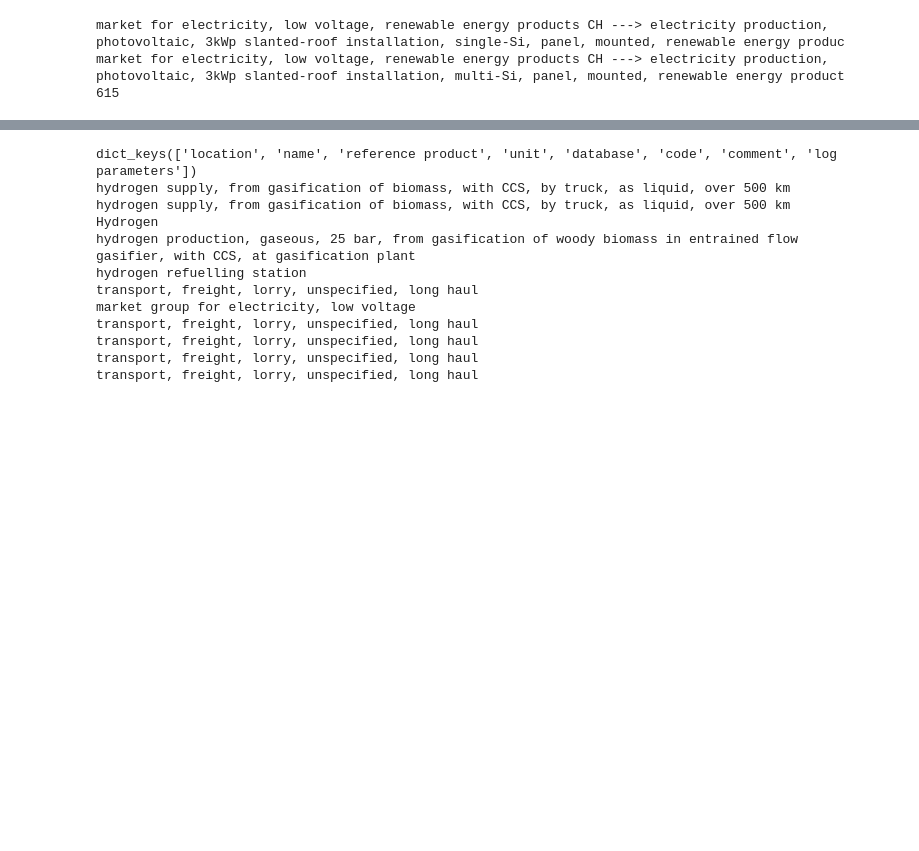
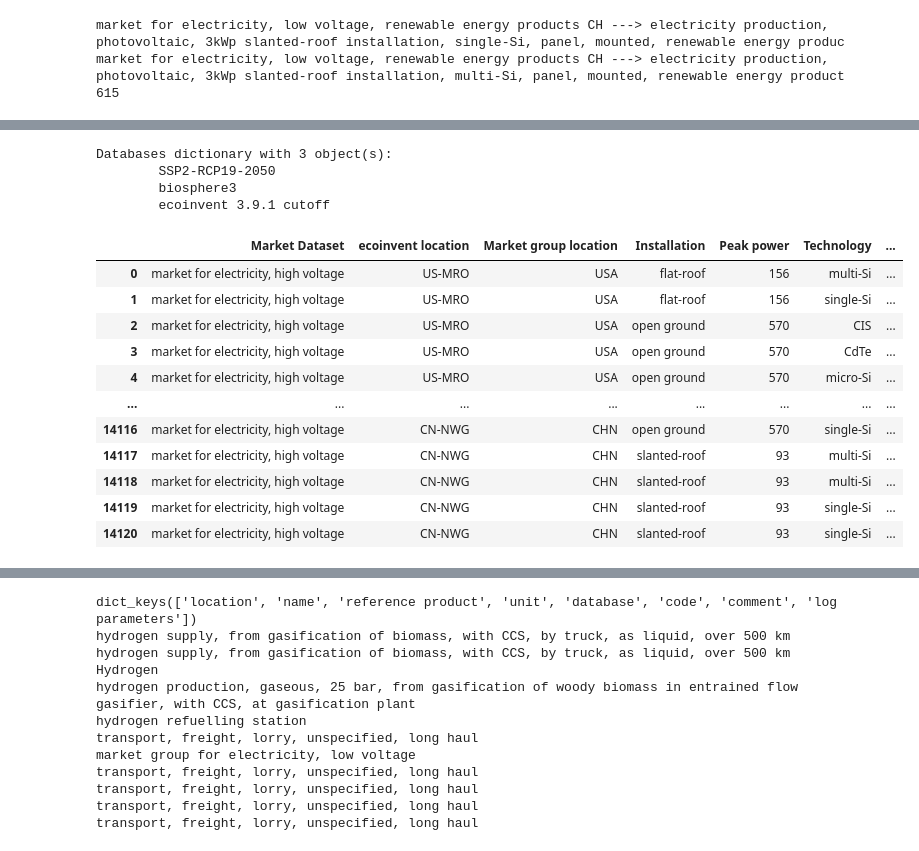
Before and after one commit to EdgarSergues/MPTEX, a Jupyter notebook: MPTEX_nb.ipynb, the cells around one changed output, grey strips where cells are left out. Cells and saved outputs as stored; diff of their text form; code cells hidden in the pictures; blank space fills up the shorter version.

```diff
--- a/MPTEX_nb.ipynb
+++ b/MPTEX_nb.ipynb
@@ -155,9 +201,68 @@ for ds in solar_pv:
+# %%
+bd.databases
+# %% [output]
+Databases dictionary with 3 object(s):
+        SSP2-RCP19-2050
+        biosphere3
+        ecoinvent 3.9.1 cutoff
 # %%
-for ds in bd.Database('ecoinvent 3.9.1 cutoff') :
+storage = []
+
+for ds in bd.Database('SSP2-RCP19-2050') :
     if 'market for electricity' in ds['name']:
-        #print(ds['name'])
-        for exc in ds.exchanges():
-            #print(exc)
-            if 'kWp' in exc.input['name'] :
-                print(ds['name'],ds['location'],'<----',exc.input['name'])
+
+        for exc1 in ds.exchanges() :
+#            print(exc1)
+            if 'market group for electricity' in exc1['name']:
+                #print(exc1['name'])
+                for exc2 in bd.get_activity(exc1['input']).exchanges():
+                #print(bd.get_activity(exc1['input']))
+                #for exc2 in exc1.exchanges():
+                    if 'photovoltaic' in exc2['name']:
+                        #print(exc2['name'],bd.get_activity(exc2['input'])['name'])
+
+                        for exc3 in bd.get_activity(exc2['input']).exchanges():
+                            #print(exc3['name'])
+                            if 'photovoltaic' in exc3['name'] :
+                                strings = str(exc3['name']).split(',')
+                                #print(strings)
+
+                                # Clear non production datasets
+                                if not any('kWp' in s for s in strings) :
+                                    #print('here')
+                                    continue
+
+                                # Edit the strings :
+                                if 'MWp' in strings[1] :
+                                    strings[1] = 1000*int(strings[1].replace('MWp',''))
+                                if 'kWp' in strings[1] :
+                                    strings[1] = int(strings[1].replace('kWp',''))
+                                if 'installation' in strings[0] :
+                                    strings[0] = strings[0].replace('installation','')
+                                if 'photovoltaic' in strings[0] :
+                                    strings[0] = strings[0].replace('photovoltaic','')
+
+                                storage.append((ds['name'],ds['location'],exc1['location'],*strings))
+
+
+import pandas as pd
+df = pd.DataFrame(storage)
+df.columns= ['Market Dataset','ecoinvent location','Market group location','Installation','Peak power','Technology','Placement','Build','Placement2']
+display(df)
+
+import pickle
+with open(r"pv_details.pickle", "wb") as output_file:
+    pickle.dump(df, output_file)
 # %% [output]
+|  | Market Dataset | ecoinvent location | Market group location | Installation | Peak power | Technology | ... |
+| 0 | market for electricity, high voltage | US-MRO | USA | flat-roof | 156 | multi-Si | ... |
+| 1 | market for electricity, high voltage | US-MRO | USA | flat-roof | 156 | single-Si | ... |
+| 2 | market for electricity, high voltage | US-MRO | USA | open ground | 570 | CIS | ... |
+| 3 | market for electricity, high voltage | US-MRO | USA | open ground | 570 | CdTe | ... |
+| 4 | market for electricity, high voltage | US-MRO | USA | open ground | 570 | micro-Si | ... |
+| ... | ... | ... | ... | ... | ... | ... | ... |
+| 14116 | market for electricity, high voltage | CN-NWG | CHN | open ground | 570 | single-Si | ... |
+| 14117 | market for electricity, high voltage | CN-NWG | CHN | slanted-roof | 93 | multi-Si | ... |
+| 14118 | market for electricity, high voltage | CN-NWG | CHN | slanted-roof | 93 | multi-Si | ... |
+| 14119 | market for electricity, high voltage | CN-NWG | CHN | slanted-roof | 93 | single-Si | ... |
+| 14120 | market for electricity, high voltage | CN-NWG | CHN | slanted-roof | 93 | single-Si | ... |
```
Also changed, not shown: parts of 4 cells of this notebook.
